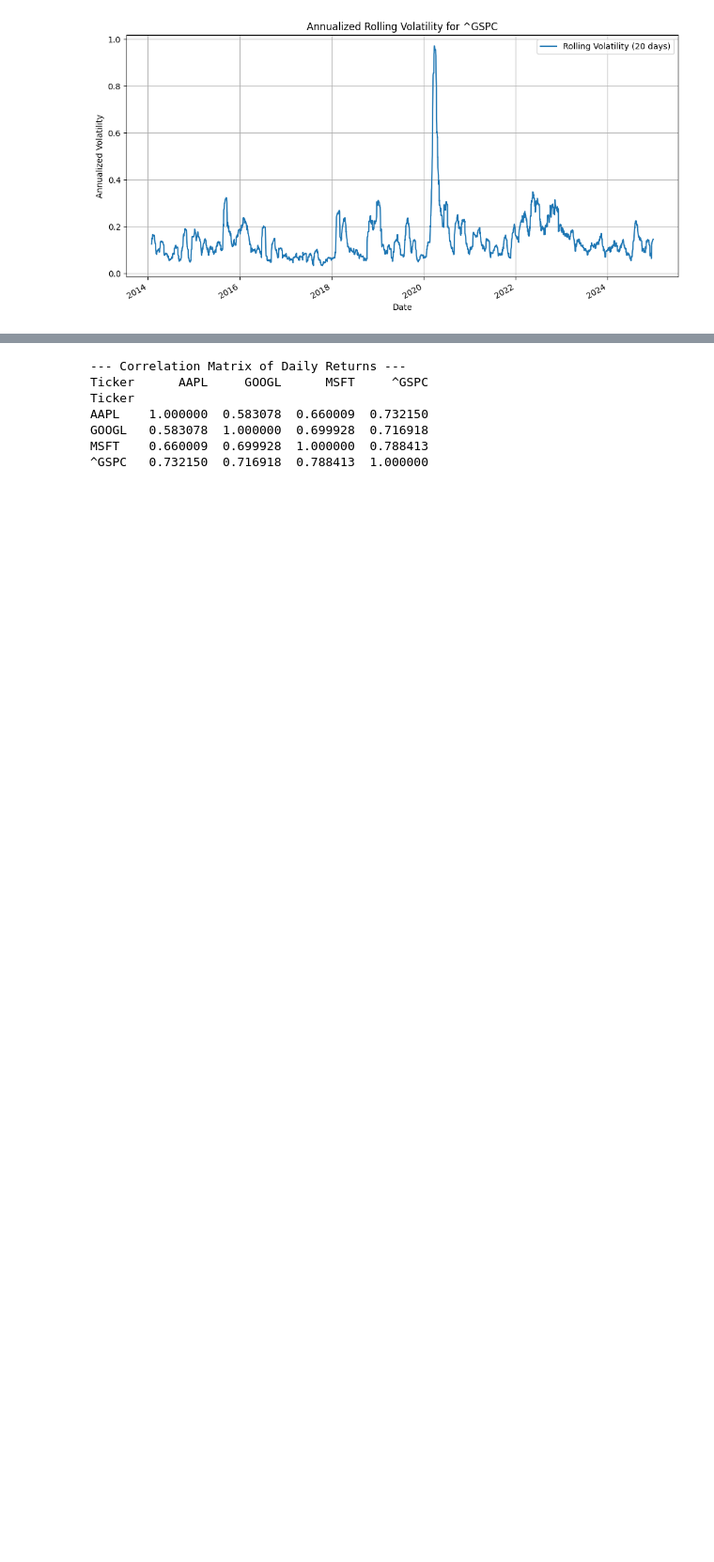
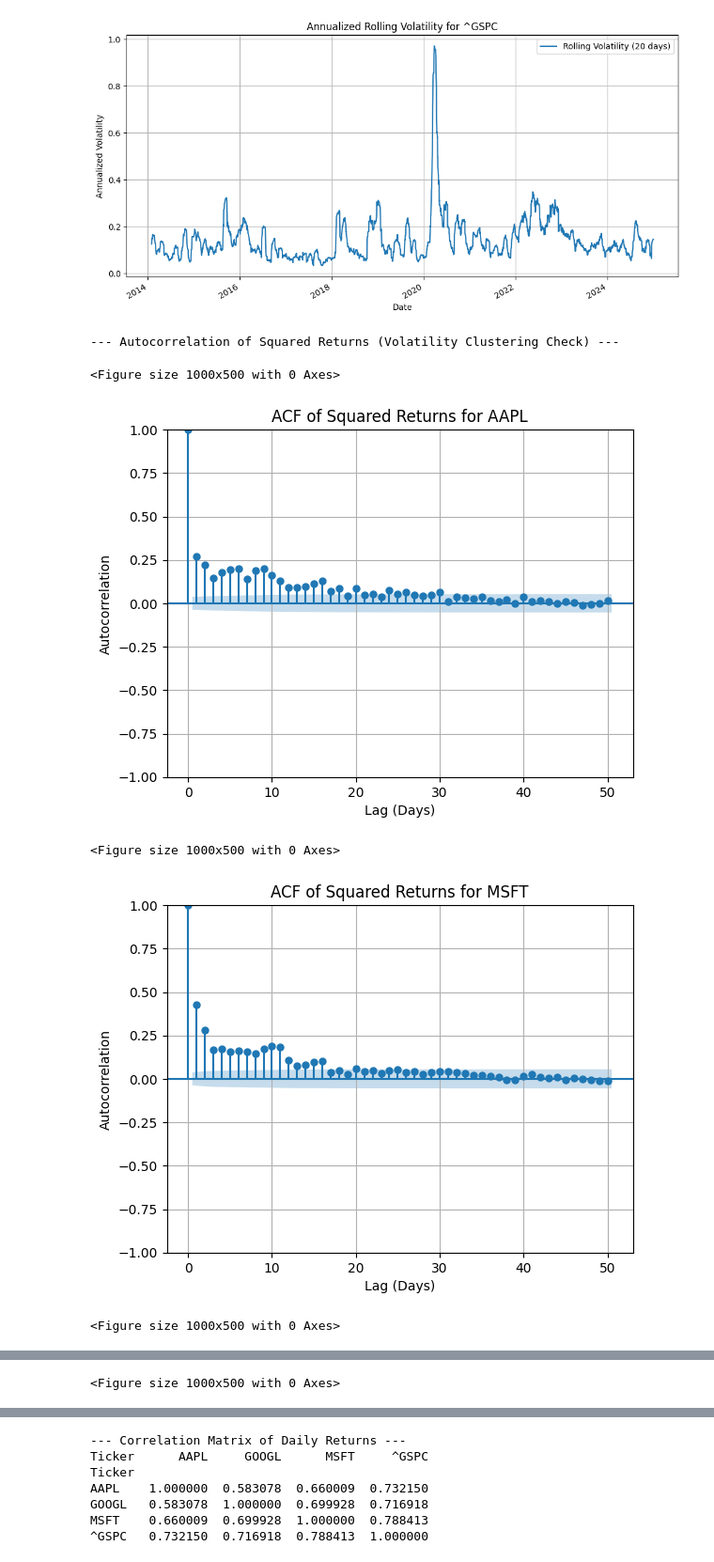
Before and after one commit to GeorgiiSizykh/EDA_of_Tech_Stocks, a Jupyter notebook: Financial_Data_Analysis/data_exploration.ipynb, the cells around one changed output, grey strips where cells are left out. Shown at 94% size. Cells and saved outputs as stored; diff of their text form; code cells hidden in the pictures; blank space fills up the shorter version.

```diff
--- a/Financial_Data_Analysis/data_exploration.ipynb
+++ b/Financial_Data_Analysis/data_exploration.ipynb
@@ -311,6 +312,8 @@ if 'daily_returns' in locals() and not daily_returns.empty:
     # Можно добавить асимметрию (skewness) и эксцесс (kurtosis)
     print("\nSkewness:")
     print(daily_returns.skew())
+    print("\nKurtosis:")
+    print(daily_returns.kurt())
     print("\n--- Seaborn Histograms and KDE for Daily Returns ---")
     for ticker in tickers_list:
         if ticker in daily_returns.columns: # Убедимся, что тикер есть в данных
@@ -319,9 +322,7 @@ if 'daily_returns' in locals() and not daily_returns.empty:
             plt.title(f"Distribution of Daily Returns for {ticker}")
             plt.xlabel("Daily Return")
             plt.ylabel("Frequency")
-            plt.show
-    print("\nKurtosis:")
-    print(daily_returns.kurt())
+            plt.show()
 # %% [output]
 --- Descriptive Statistics for Daily Returns ---
 Ticker         AAPL        GOOGL         MSFT        ^GSPC
@@ -390,3 +393,23 @@ if 'daily_returns' in locals() and not daily_returns.empty:
 [figure]
 [figure]
 [figure]
+# %%
+if 'daily_returns' in locals() and not daily_returns.empty:
+    print("\n--- Autocorrelation of Squared Returns (Volatility Clustering Check) ---")
+    for ticker in tickers_list:
+        if ticker in daily_returns.columns:
+            squared_returns = daily_returns[ticker]**2
+            plt.figure(figsize=(10, 5))
+            plot_acf(squared_returns, lags=50, title=f'ACF of Squared Returns for {ticker}')
+            # lags=50 означает, что мы смотрим автокорреляцию до 50-го лага (дня)
+            plt.xlabel("Lag (Days)")
+            plt.ylabel("Autocorrelation")
+            plt.grid(True)
+            plt.show()
+# %% [output]
+--- Autocorrelation of Squared Returns (Volatility Clustering Check) ---
+<Figure size 1000x500 with 0 Axes>
+[figure, added]
+<Figure size 1000x500 with 0 Axes>
+[figure, added]
+<Figure size 1000x500 with 0 Axes>
@@ -392,0 +417 @@ if 'daily_returns' in locals() and not daily_returns.empty:
+<Figure size 1000x500 with 0 Axes>
```
Also changed, not shown: parts of 8 cells of this notebook.
